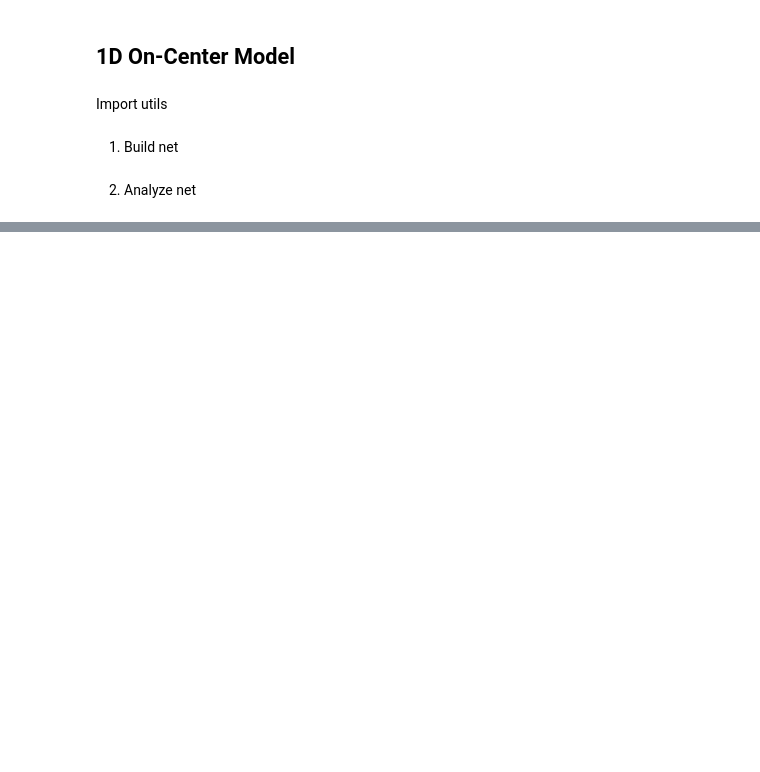
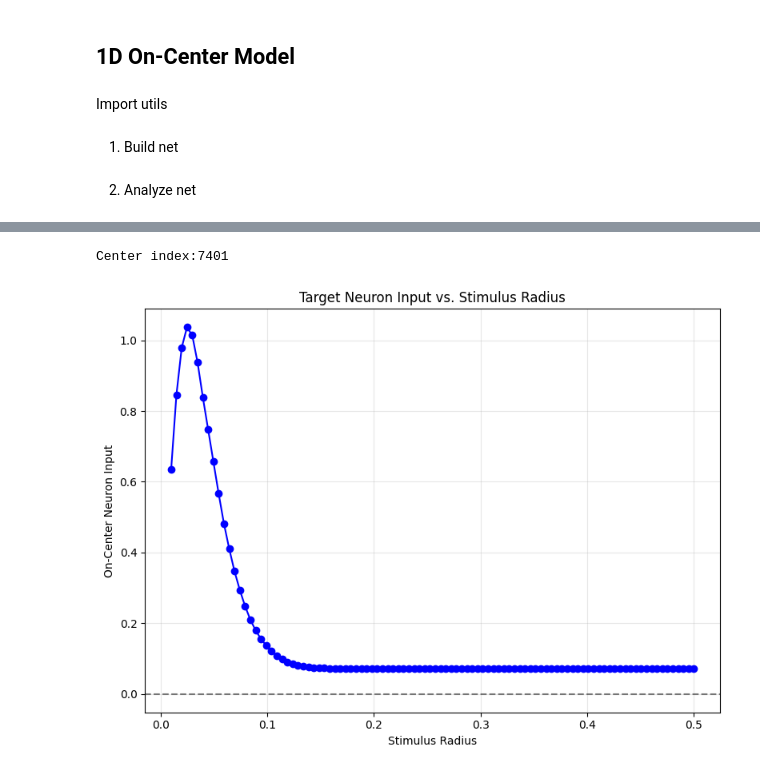
Before and after one commit to Hetznero/chemocnn, a Jupyter notebook: simulations/1d_model.ipynb, the cells around one changed output, grey strips where cells are left out. Drawn from its saved outputs; the diff is of its cells as text; code cells hidden in the pictures; blank space fills up the shorter version.

```diff
--- a/simulations/1d_model.ipynb
+++ b/simulations/1d_model.ipynb
@@ -223,0 +221,36 @@ plot_standalone_radial_activity(stimuli, W_0, l_vals_L1)
+# %%
+radii = np.linspace(0.01, 0.5, 100)
+activities = []
+
+target_x = 0.50
+spatial_dist = np.abs(l_vals_L1 - target_x)
+center_idx = np.argmin(spatial_dist)
+print(f'Center index:{center_idx}')
+
+r = 0.01
+
+distances = np.abs(l_vals_L1 - target_x)
+indices = np.where(distances <= r)[0]
+
+
+for r in radii:
+    stim = apply_stimulus_1d(r, coords=r_vals_L0_E)
+    A_0 = stim
+    A_1 = ReLU(A_0) @ W_E + ReLU(A_0) @ W_I
+    acts = A_1[indices]
+    activities.append(np.mean(acts, axis=0))
+
+fig, ax = plt.subplots(figsize=(8, 6))
+
+ax.plot(radii, activities, marker='o', linestyle='-', color='b')
+ax.set_title('Target Neuron Input vs. Stimulus Radius')
+ax.set_xlabel('Stimulus Radius')
+ax.set_ylabel('On-Center Neuron Input')
+ax.axhline(0, color='k', linestyle='--', alpha=0.5)
+ax.grid(True, alpha=0.3)
+
+plt.tight_layout()
+plt.show()
+# %% [output]
+Center index:7401
+[figure, added]
```
Also changed, not shown: parts of 5 cells of this notebook, 6 other files.
